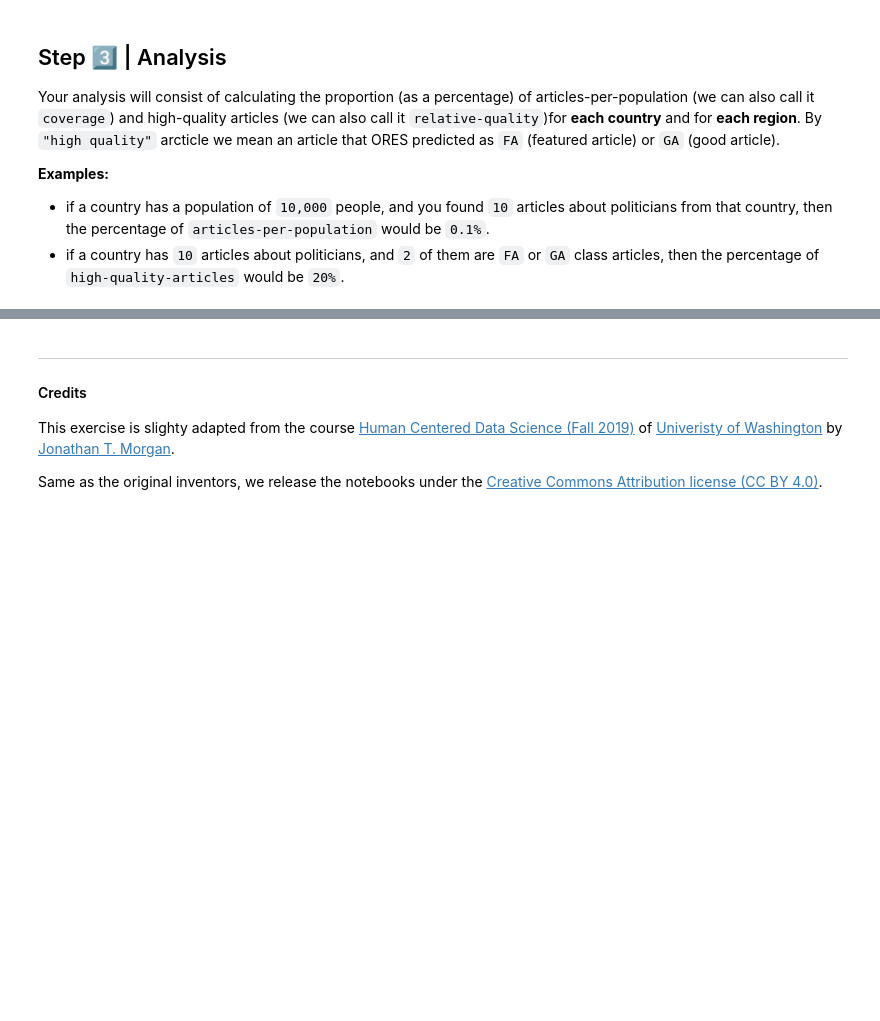
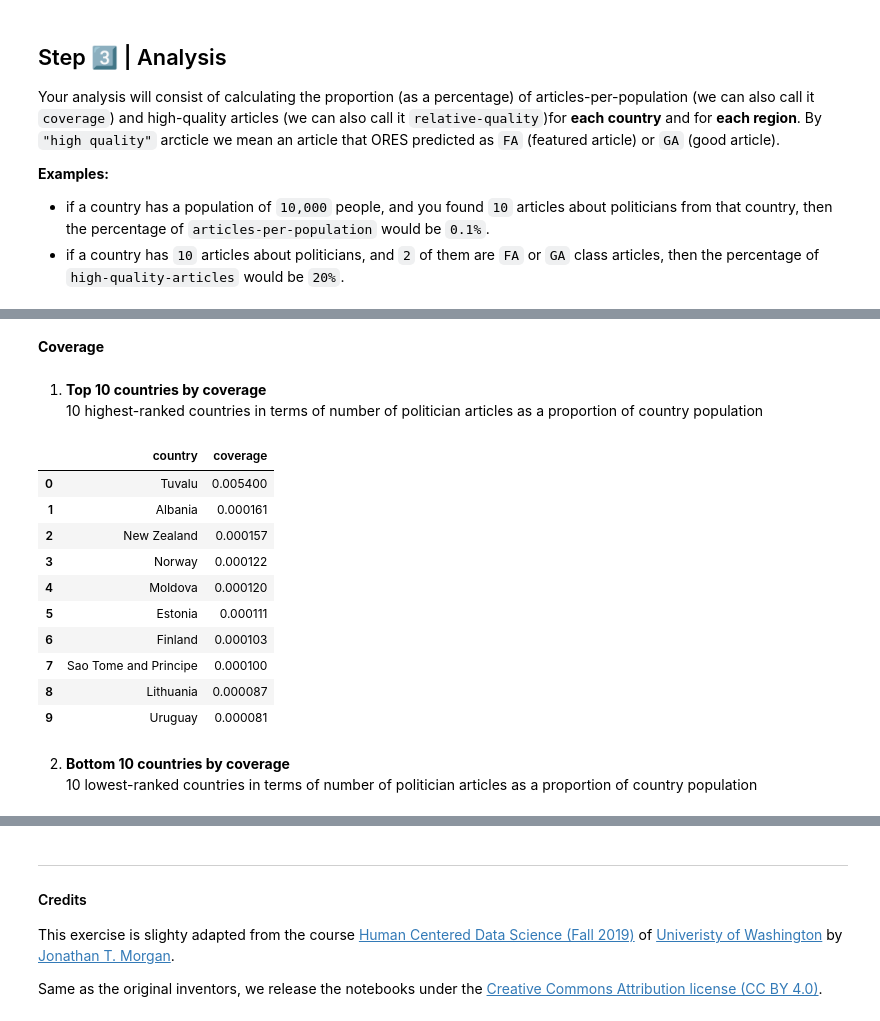
Before and after one commit to marisanest/A3-hcds-hcc-bias, a Jupyter notebook: src/A3_Wikipedia_ORES_Bias.ipynb, the cells around one changed output, grey strips where cells are left out. Saved outputs shown, nothing was run; the diff lists cells and outputs as text; code cells hidden in the pictures; blank space fills up the shorter version.

```diff
--- a/src/A3_Wikipedia_ORES_Bias.ipynb
+++ b/src/A3_Wikipedia_ORES_Bias.ipynb
@@ -224,0 +284,2 @@ The results from this analysis are six `data tables`. Embed these tables in the
+# %% [markdown]
+**Coverage**
@@ -224,0 +313,2 @@ The results from this analysis are six `data tables`. Embed these tables in the
+# %% [markdown]
+1. **Top 10 countries by coverage**<br>10 highest-ranked countries in terms of number of politician articles as a proportion of country population
@@ -224,0 +317,16 @@ The results from this analysis are six `data tables`. Embed these tables in the
+# %%
+read_results('country_coverage_data_top_10.csv')
+# %% [output]
+|  | country | coverage |
+| 0 | Tuvalu | 0.005400 |
+| 1 | Albania | 0.000161 |
+| 2 | New Zealand | 0.000157 |
+| 3 | Norway | 0.000122 |
+| 4 | Moldova | 0.000120 |
+| 5 | Estonia | 0.000111 |
+| 6 | Finland | 0.000103 |
+| 7 | Sao Tome and Principe | 0.000100 |
+| 8 | Lithuania | 0.000087 |
+| 9 | Uruguay | 0.000081 |
+# %% [markdown]
+2. **Bottom 10 countries by coverage**<br>10 lowest-ranked countries in terms of number of politician articles as a proportion of country population
```
Also changed, not shown: parts of 34 cells of this notebook, 13 other files.
